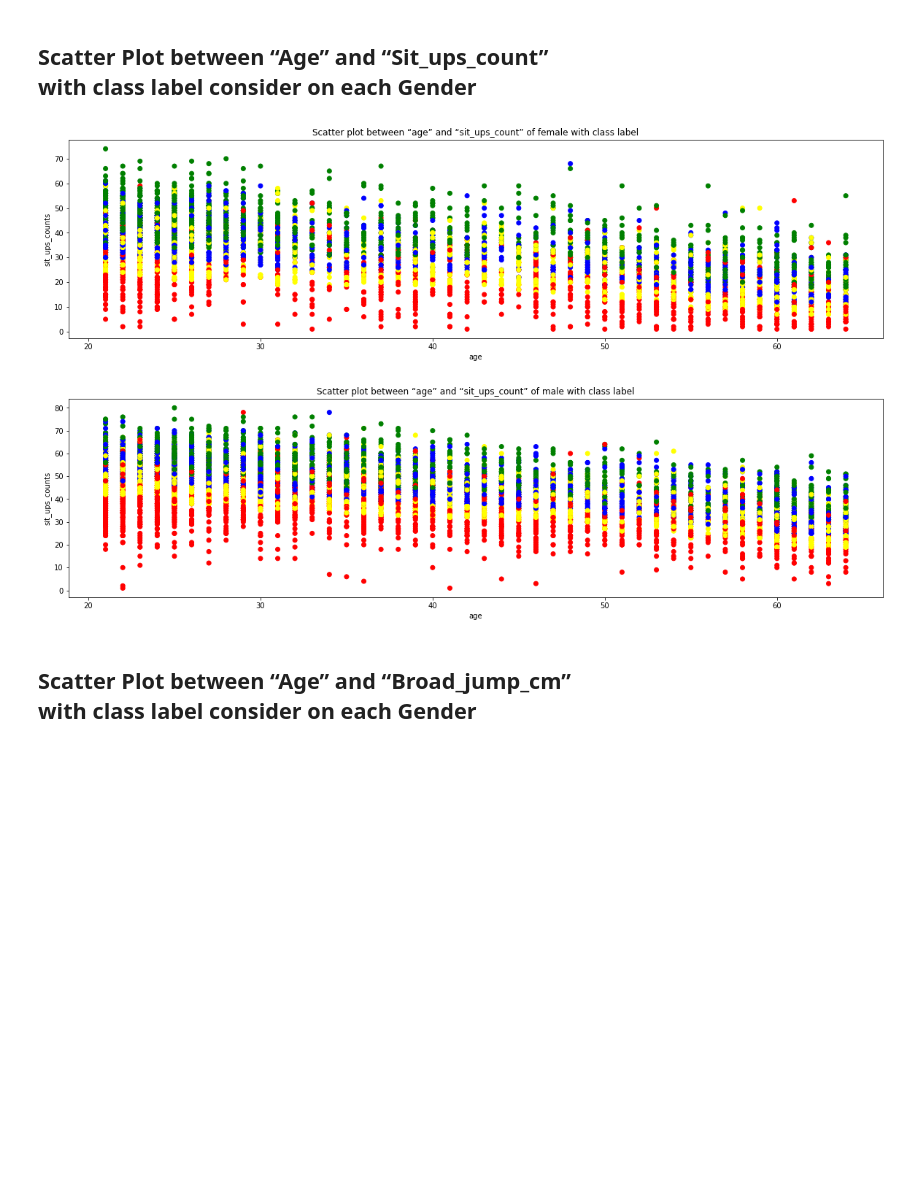
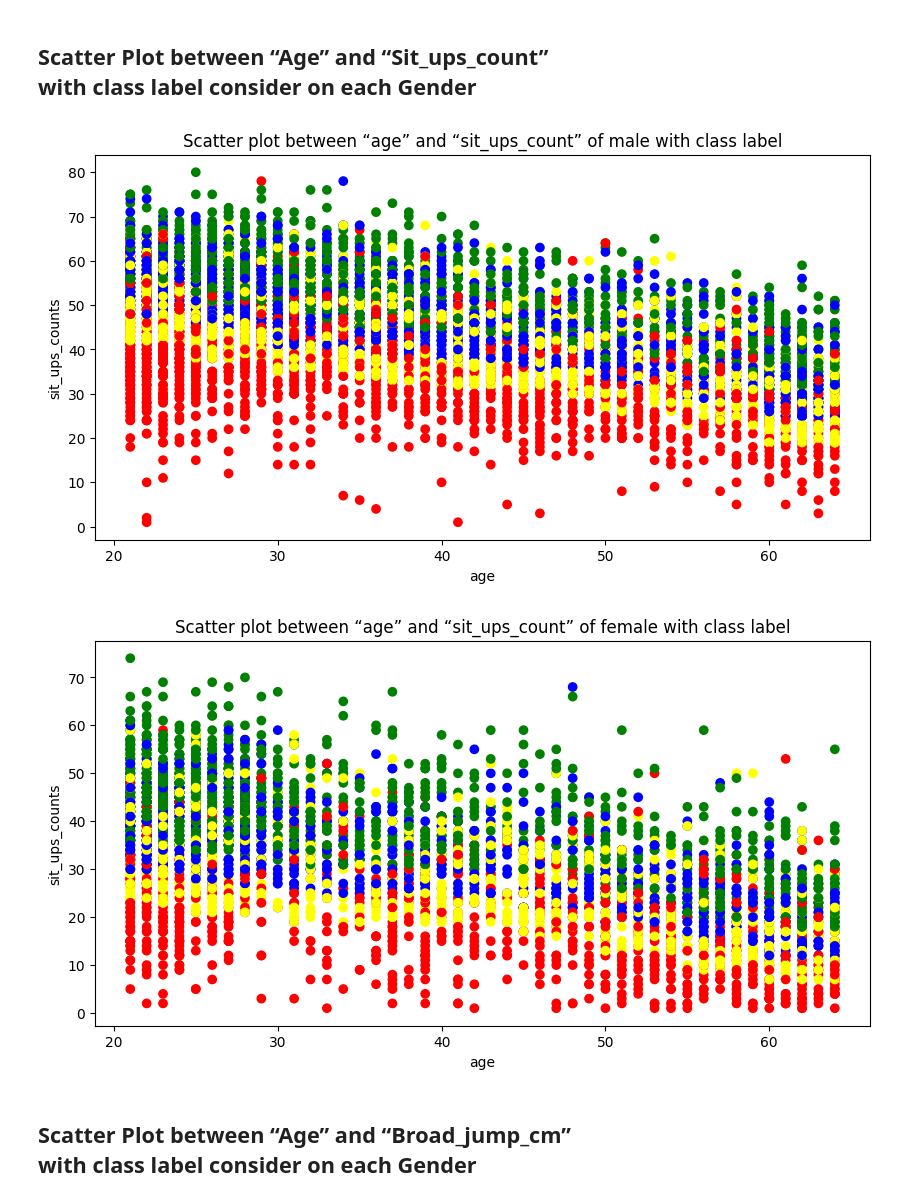
Before and after one commit to kookwangs/DataMiningProject, a Jupyter notebook: project_visualization.ipynb, the cells around one changed output. Cells and saved outputs as stored; diff of their text form; code cells hidden in the pictures; blank space fills up the shorter version.

Commit message:
update visualize (kwang)

```diff
--- a/project_visualization.ipynb
+++ b/project_visualization.ipynb
@@ -501,28 +501,32 @@ axs[1].legend(markers, colors.keys(), loc="best")
 # %% [markdown]
 ## **Scatter Plot between “Age” and “Sit_ups_count” <br>with class label consider on each Gender**
 # %%
+plt.rcParams["figure.figsize"] = [10,5]
+
 selected_column1 = ["age", "sit_ups_counts", "gender", "class"]
 data1 = data[selected_column1]
 data1_female = data1[data1["gender"]=="F"]
 data1_male = data1[data1["gender"]=="M"]
 
-fig, graph = plt.subplots()
+
 colors = {'A':'green','B':'blue','C':'yellow','D':'red'}
-graph.scatter(x=data1_female['age'],y=data1_female['sit_ups_counts'],c=data1_female['class'].map(colors))
-plt.title("Scatter plot between “age” and “sit_ups_count” of female with class label")
-graph.set_xlabel("age")
-graph.set_ylabel("sit_ups_counts")
-plt.show()
 
 fig, graph = plt.subplots()
 graph.scatter(x=data1_male['age'],y=data1_male['sit_ups_counts'],c=data1_male['class'].map(colors))
 plt.title("Scatter plot between “age” and “sit_ups_count” of male with class label")
 graph.set_xlabel("age")
 graph.set_ylabel("sit_ups_counts")
 plt.show()
+
+fig, graph = plt.subplots()
+graph.scatter(x=data1_female['age'],y=data1_female['sit_ups_counts'],c=data1_female['class'].map(colors))
+plt.title("Scatter plot between “age” and “sit_ups_count” of female with class label")
+graph.set_xlabel("age")
+graph.set_ylabel("sit_ups_counts")
+plt.show()
 # %% [output]
-[figure, old version]
+[figure, new version]
-[figure, old version]
+[figure, new version]
 # %% [markdown]
 ## **Scatter Plot between “Age” and “Broad_jump_cm” <br>with class label consider on each Gender**
 # %%
```
Also changed, not shown: parts of 1 cell of this notebook.
